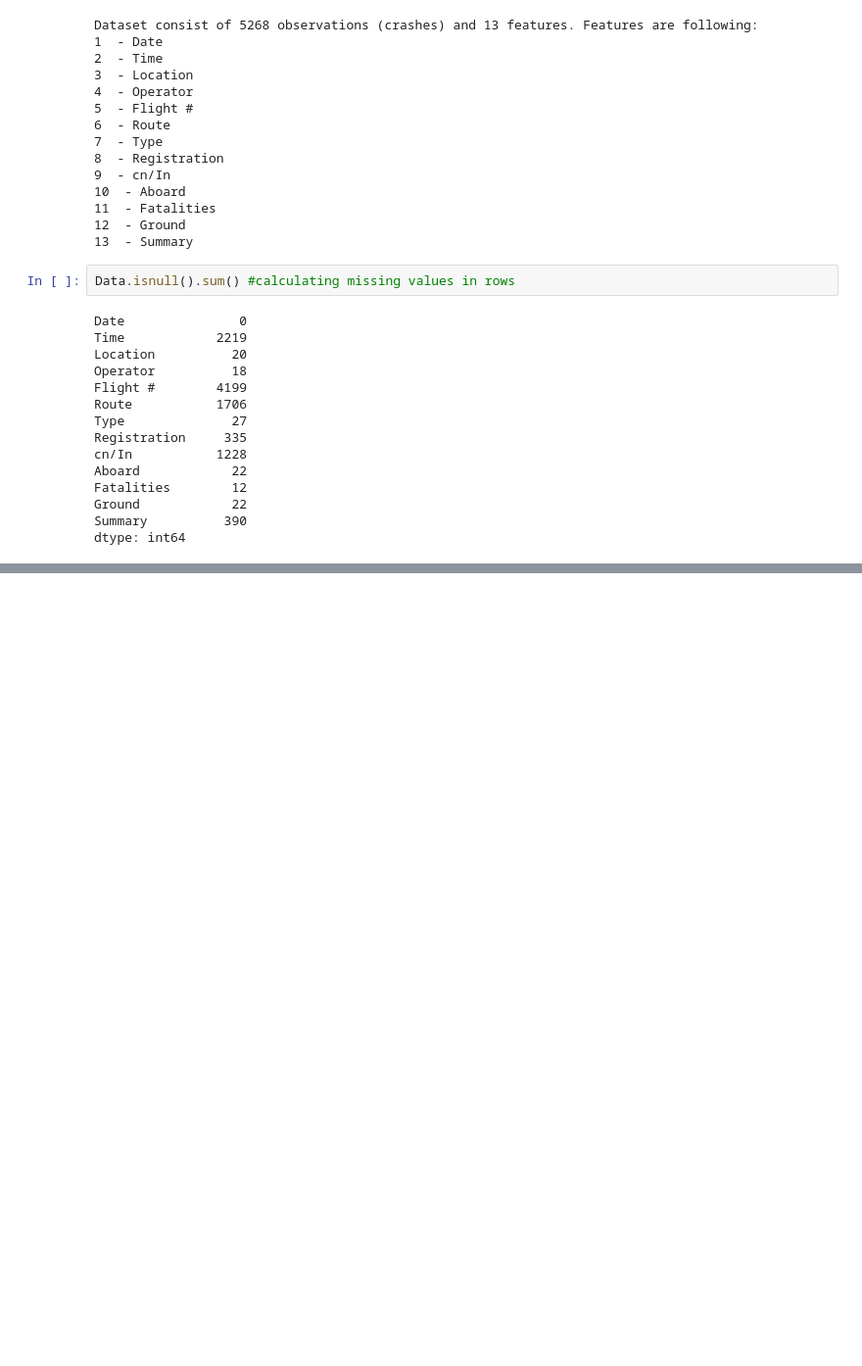
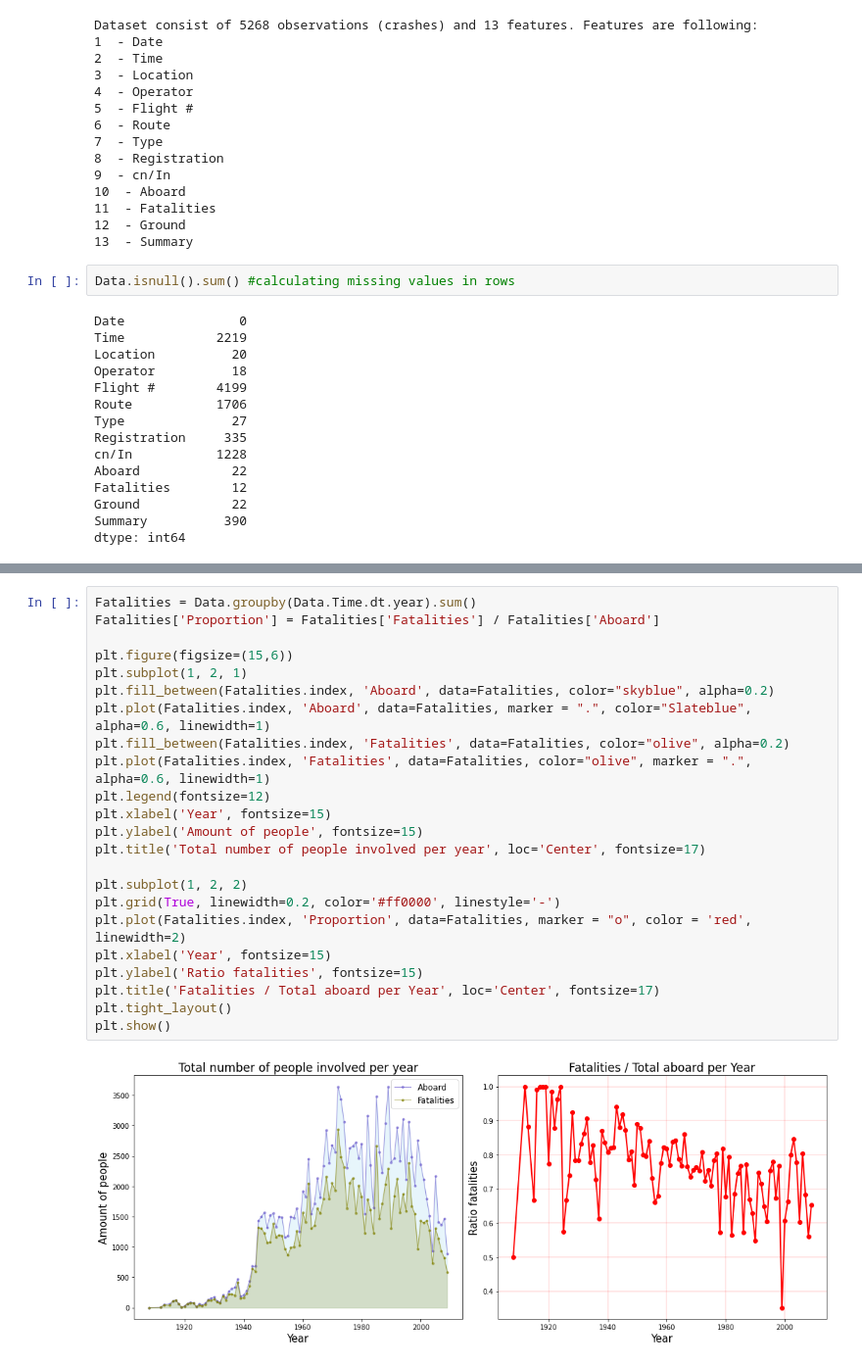
Before and after one commit to A-mangio/incidenti_aerei, a Jupyter notebook: airplaneCrashes.ipynb, the cells around one changed output, grey strips where cells are left out. Shown at 98% size. Saved outputs shown, nothing was run; the diff lists cells and outputs as text; blank space fills up the shorter version.

```diff
--- a/airplaneCrashes.ipynb
+++ b/airplaneCrashes.ipynb
@@ -106,0 +139,25 @@ plt.show()
+# %%
+Fatalities = Data.groupby(Data.Time.dt.year).sum()
+Fatalities['Proportion'] = Fatalities['Fatalities'] / Fatalities['Aboard']
+
+plt.figure(figsize=(15,6))
+plt.subplot(1, 2, 1)
+plt.fill_between(Fatalities.index, 'Aboard', data=Fatalities, color="skyblue", alpha=0.2)
+plt.plot(Fatalities.index, 'Aboard', data=Fatalities, marker = ".", color="Slateblue", alpha=0.6, linewidth=1)
+plt.fill_between(Fatalities.index, 'Fatalities', data=Fatalities, color="olive", alpha=0.2)
+plt.plot(Fatalities.index, 'Fatalities', data=Fatalities, color="olive", marker = ".", alpha=0.6, linewidth=1)
+plt.legend(fontsize=12)
+plt.xlabel('Year', fontsize=15)
+plt.ylabel('Amount of people', fontsize=15)
+plt.title('Total number of people involved per year', loc='Center', fontsize=17)
+
+plt.subplot(1, 2, 2)
+plt.grid(True, linewidth=0.2, color='#ff0000', linestyle='-')
+plt.plot(Fatalities.index, 'Proportion', data=Fatalities, marker = "o", color = 'red', linewidth=2)
+plt.xlabel('Year', fontsize=15)
+plt.ylabel('Ratio fatalities', fontsize=15)
+plt.title('Fatalities / Total aboard per Year', loc='Center', fontsize=17)
+plt.tight_layout()
+plt.show()
+# %% [output]
+[figure, added]
```
Also changed, not shown: parts of 6 cells of this notebook, 2 other files.
